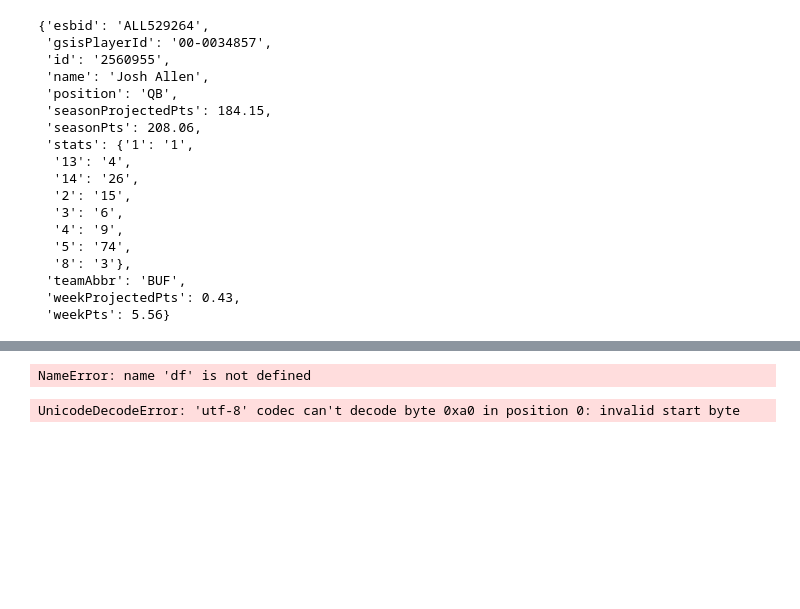
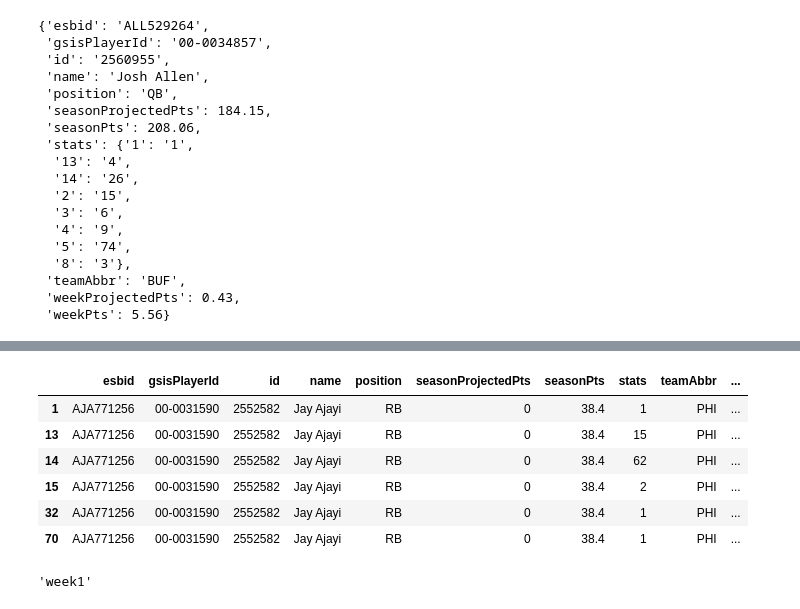
Before and after one commit to Rirvine11/NFLETL, a Jupyter notebook: Untitled3.ipynb, the cells around one changed output, grey strips where cells are left out. Saved outputs shown, nothing was run; the diff lists cells and outputs as text; code cells hidden in the pictures; blank space fills up the shorter version.

```diff
--- a/Untitled3.ipynb
+++ b/Untitled3.ipynb
@@ -127,9 +139,15 @@ NameError: name 'players_count' is not defined
 # %%
-pd.DataFrame(df['players'][2])
+pd.DataFrame(fantasy_dict['week1']['players'][10])
 # %% [output]
-NameError: name 'df' is not defined
+|  | esbid | gsisPlayerId | id | name | position | seasonProjectedPts | seasonPts | stats | teamAbbr | ... |
+| 1 | AJA771256 | 00-0031590 | 2552582 | Jay Ajayi | RB | 0 | 38.4 | 1 | PHI | ... |
+| 13 | AJA771256 | 00-0031590 | 2552582 | Jay Ajayi | RB | 0 | 38.4 | 15 | PHI | ... |
+| 14 | AJA771256 | 00-0031590 | 2552582 | Jay Ajayi | RB | 0 | 38.4 | 62 | PHI | ... |
+| 15 | AJA771256 | 00-0031590 | 2552582 | Jay Ajayi | RB | 0 | 38.4 | 2 | PHI | ... |
+| 32 | AJA771256 | 00-0031590 | 2552582 | Jay Ajayi | RB | 0 | 38.4 | 1 | PHI | ... |
+| 70 | AJA771256 | 00-0031590 | 2552582 | Jay Ajayi | RB | 0 | 38.4 | 1 | PHI | ... |
-# %%
-#pd.read_csv('NFL_2018_Schedule.csv', encoding = "utf-8")
-data = pd.read_csv('2018.csv')
-# %% [output]
-UnicodeDecodeError: 'utf-8' codec can't decode byte 0xa0 in position 0: invalid start byte
+# %%
+weeks = list(fantasy_dict.keys())
+weeks[0]
+# %% [output]
+'week1'
```
Also changed, not shown: parts of 7 cells of this notebook, 2 other files.
